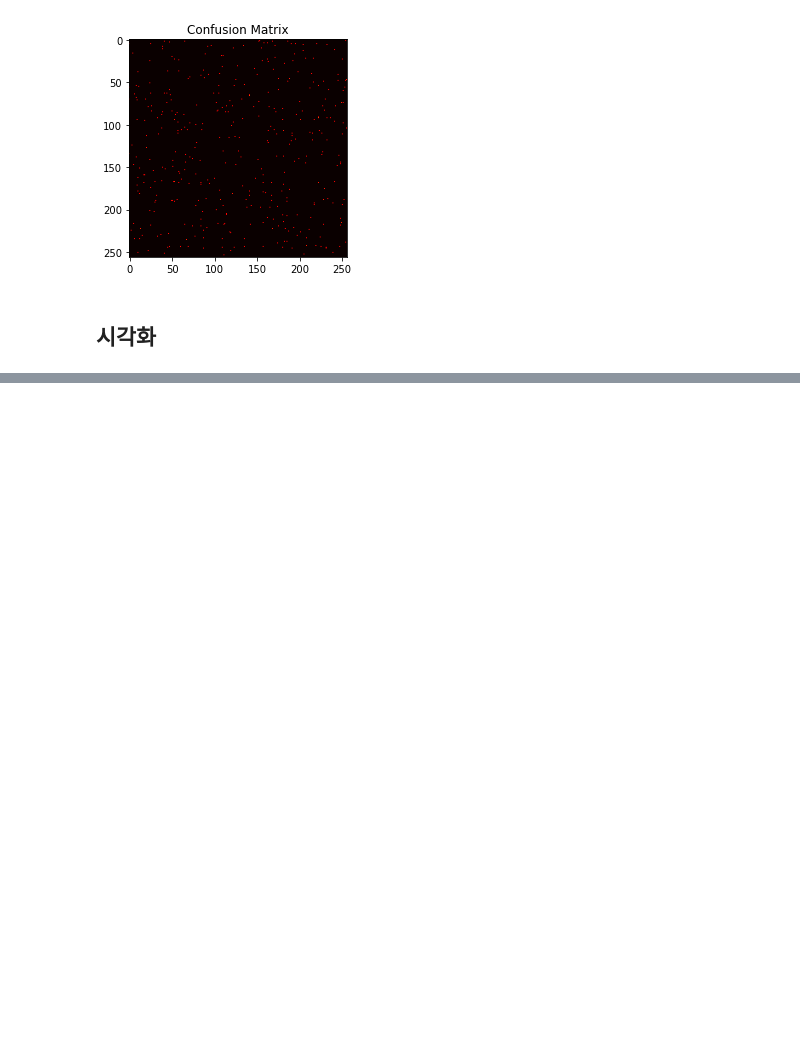
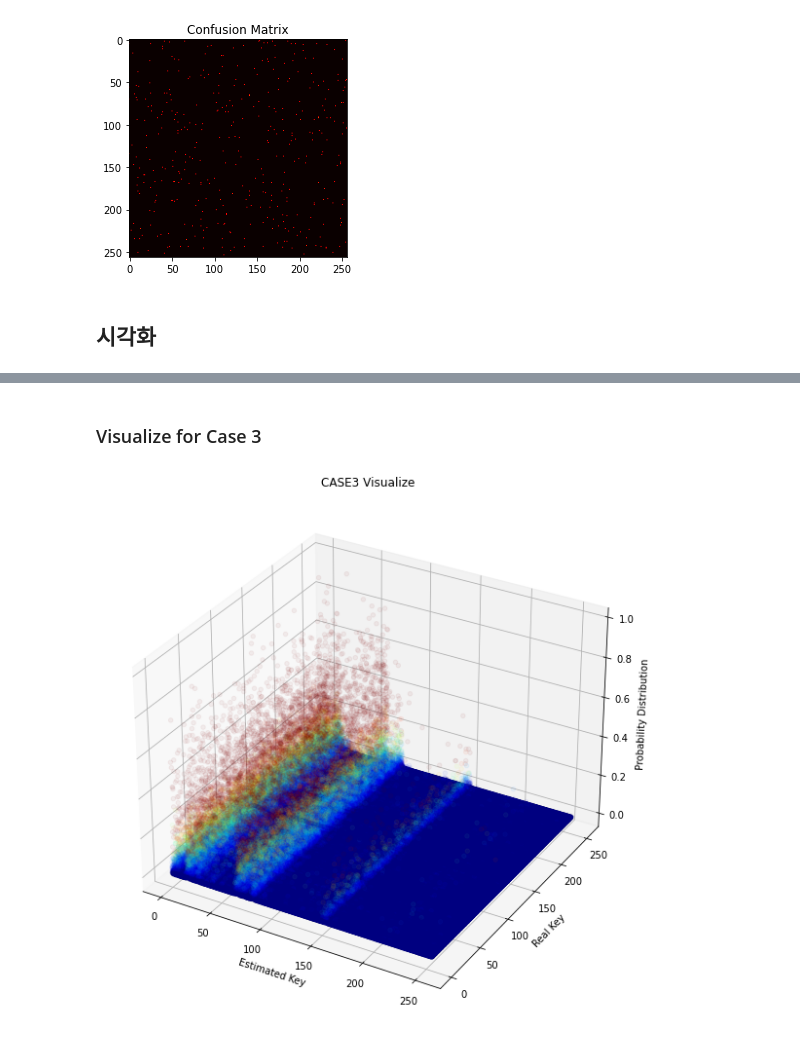
Before and after one commit to JB-Lee/CPA-with-ANN, a Jupyter notebook: src/model_test.ipynb, the cells around one changed output, grey strips where cells are left out. Cells and saved outputs as stored; diff of their text form; code cells hidden in the pictures; blank space fills up the shorter version.

```diff
--- a/src/model_test.ipynb
+++ b/src/model_test.ipynb
@@ -356,0 +353,6 @@ plt.show()
+# %% [markdown]
+### Visualize for Case 3
+# %%
+visualize(CASE3, 'CASE3 Visualize')
+# %% [output]
+[figure, added]
```
Also changed, not shown: parts of 11 cells of this notebook.
